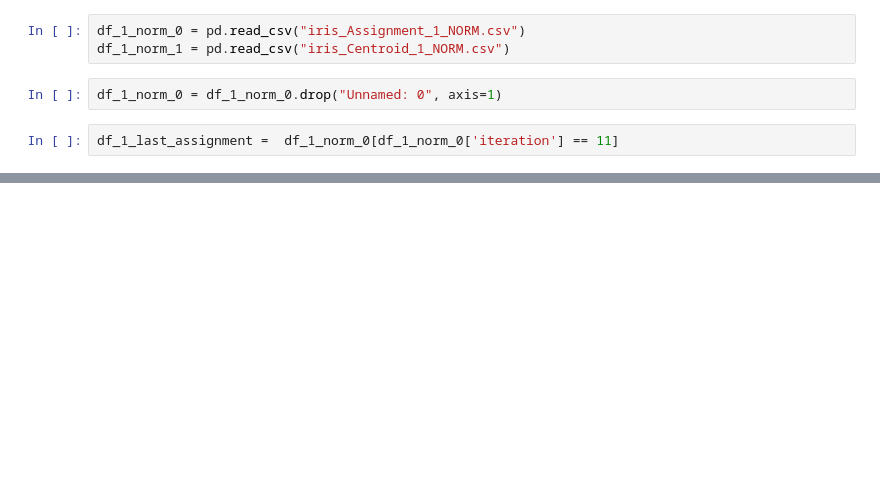
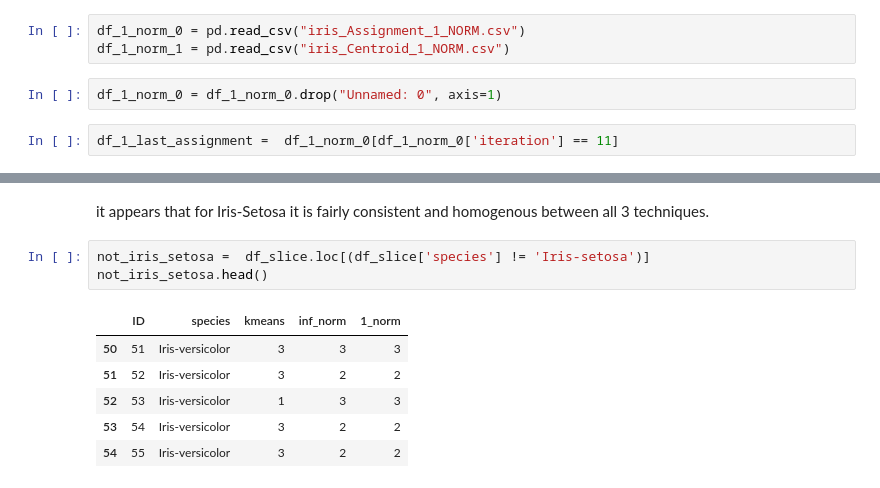
Before and after one commit to wongaz/ClusteringThesis, a Jupyter notebook: Clustering_Notebooks/Data/Iris/Iris Visualization.ipynb, the cells around one changed output, grey strips where cells are left out. Drawn from its saved outputs; the diff is of its cells as text; blank space fills up the shorter version.

```diff
--- a/Clustering_Notebooks/Data/Iris/Iris Visualization.ipynb
+++ b/Clustering_Notebooks/Data/Iris/Iris Visualization.ipynb
@@ -82,0 +149,12 @@ pd.crosstab(df_slice.species,)
+# %% [markdown]
+it appears that for Iris-Setosa it is fairly consistent and homogenous between all 3 techniques.
+# %%
+not_iris_setosa =  df_slice.loc[(df_slice['species'] != 'Iris-setosa')]
+not_iris_setosa.head()
+# %% [output]
+|  | ID | species | kmeans | inf_norm | 1_norm |
+| 50 | 51 | Iris-versicolor | 3 | 3 | 3 |
+| 51 | 52 | Iris-versicolor | 3 | 2 | 2 |
+| 52 | 53 | Iris-versicolor | 1 | 3 | 3 |
+| 53 | 54 | Iris-versicolor | 3 | 2 | 2 |
+| 54 | 55 | Iris-versicolor | 3 | 2 | 2 |
```
Also changed, not shown: parts of 20 cells of this notebook.
